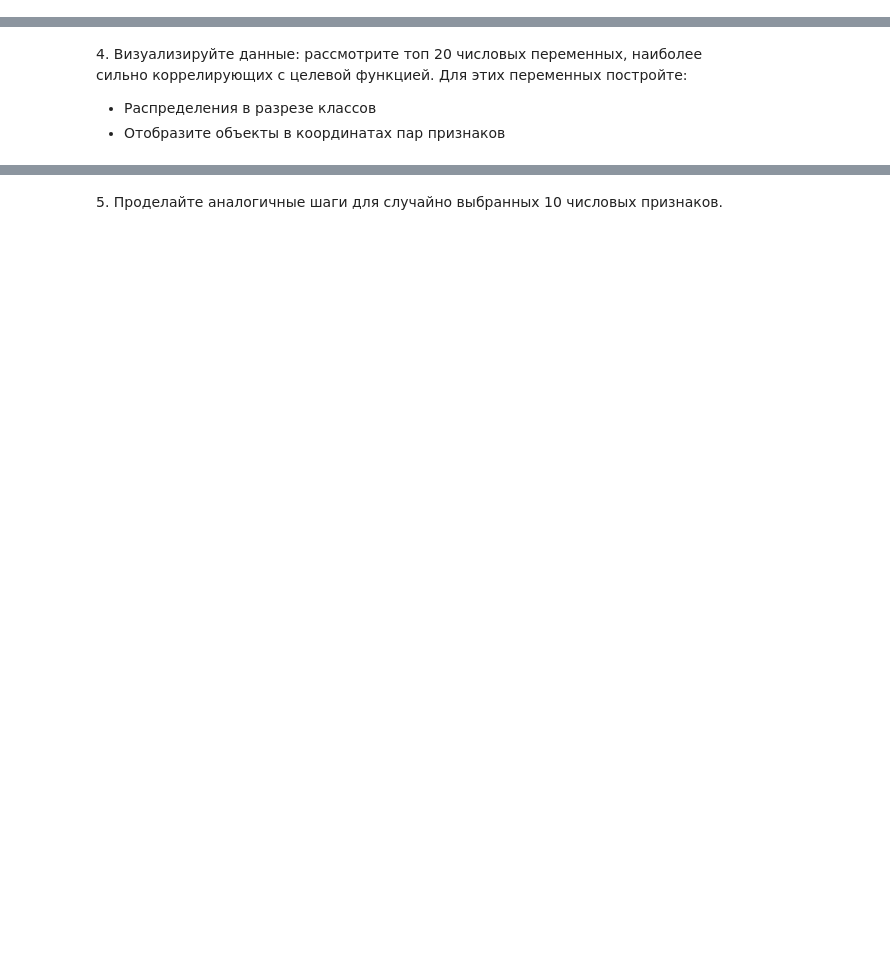
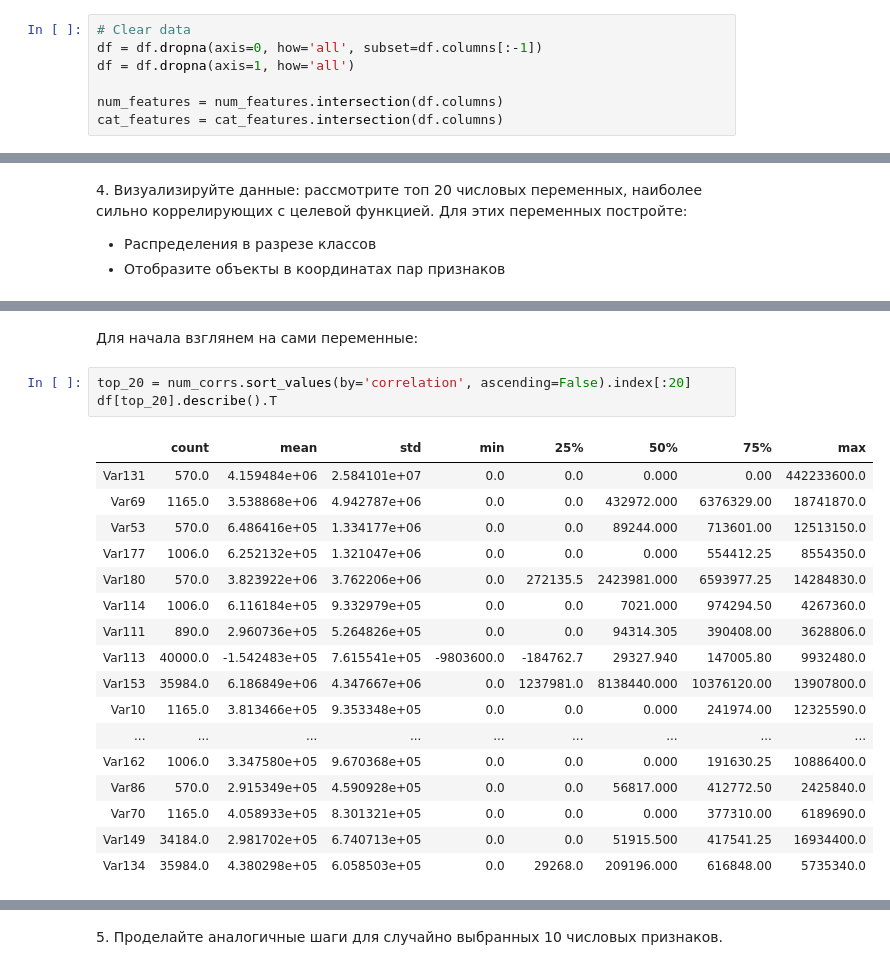
Before and after one commit to metelkinp/coursera-ml-churn-prediction, a Jupyter notebook: week_1.ipynb, the cells around one changed output, grey strips where cells are left out. Drawn from its saved outputs; the diff is of its cells as text; blank space fills up the shorter version.

```diff
--- a/week_1.ipynb
+++ b/week_1.ipynb
@@ -42,6 +47,13 @@ df = pd.read_csv('train_data/churn_train_data.csv')
 
 num_features = df.columns[:190]
 cat_features = df.columns[190:-1]
+# %%
+# Clear data
+df = df.dropna(axis=0, how='all', subset=df.columns[:-1])
+df = df.dropna(axis=1, how='all')
+
+num_features = num_features.intersection(df.columns)
+cat_features = cat_features.intersection(df.columns)
 # %% [markdown]
 2\. Рассчитайте доли классов `отток` и `не отток`.
 # %%
@@ -62,0 +164,23 @@ Name: churn, dtype: float64
+# %% [markdown]
+Для начала взглянем на сами переменные:
+# %%
+top_20 = num_corrs.sort_values(by='correlation', ascending=False).index[:20]
+df[top_20].describe().T
+# %% [output]
+|  | count | mean | std | min | 25% | 50% | 75% | max |
+| Var131 | 570.0 | 4.159484e+06 | 2.584101e+07 | 0.0 | 0.0 | 0.000 | 0.00 | 442233600.0 |
+| Var69 | 1165.0 | 3.538868e+06 | 4.942787e+06 | 0.0 | 0.0 | 432972.000 | 6376329.00 | 18741870.0 |
+| Var53 | 570.0 | 6.486416e+05 | 1.334177e+06 | 0.0 | 0.0 | 89244.000 | 713601.00 | 12513150.0 |
+| Var177 | 1006.0 | 6.252132e+05 | 1.321047e+06 | 0.0 | 0.0 | 0.000 | 554412.25 | 8554350.0 |
+| Var180 | 570.0 | 3.823922e+06 | 3.762206e+06 | 0.0 | 272135.5 | 2423981.000 | 6593977.25 | 14284830.0 |
+| Var114 | 1006.0 | 6.116184e+05 | 9.332979e+05 | 0.0 | 0.0 | 7021.000 | 974294.50 | 4267360.0 |
+| Var111 | 890.0 | 2.960736e+05 | 5.264826e+05 | 0.0 | 0.0 | 94314.305 | 390408.00 | 3628806.0 |
+| Var113 | 40000.0 | -1.542483e+05 | 7.615541e+05 | -9803600.0 | -184762.7 | 29327.940 | 147005.80 | 9932480.0 |
+| Var153 | 35984.0 | 6.186849e+06 | 4.347667e+06 | 0.0 | 1237981.0 | 8138440.000 | 10376120.00 | 13907800.0 |
+| Var10 | 1165.0 | 3.813466e+05 | 9.353348e+05 | 0.0 | 0.0 | 0.000 | 241974.00 | 12325590.0 |
+| ... | ... | ... | ... | ... | ... | ... | ... | ... |
+| Var162 | 1006.0 | 3.347580e+05 | 9.670368e+05 | 0.0 | 0.0 | 0.000 | 191630.25 | 10886400.0 |
+| Var86 | 570.0 | 2.915349e+05 | 4.590928e+05 | 0.0 | 0.0 | 56817.000 | 412772.50 | 2425840.0 |
+| Var70 | 1165.0 | 4.058933e+05 | 8.301321e+05 | 0.0 | 0.0 | 0.000 | 377310.00 | 6189690.0 |
+| Var149 | 34184.0 | 2.981702e+05 | 6.740713e+05 | 0.0 | 0.0 | 51915.500 | 417541.25 | 16934400.0 |
+| Var134 | 35984.0 | 4.380298e+05 | 6.058503e+05 | 0.0 | 29268.0 | 209196.000 | 616848.00 | 5735340.0 |
```
Also changed, not shown: parts of 13 cells of this notebook.
